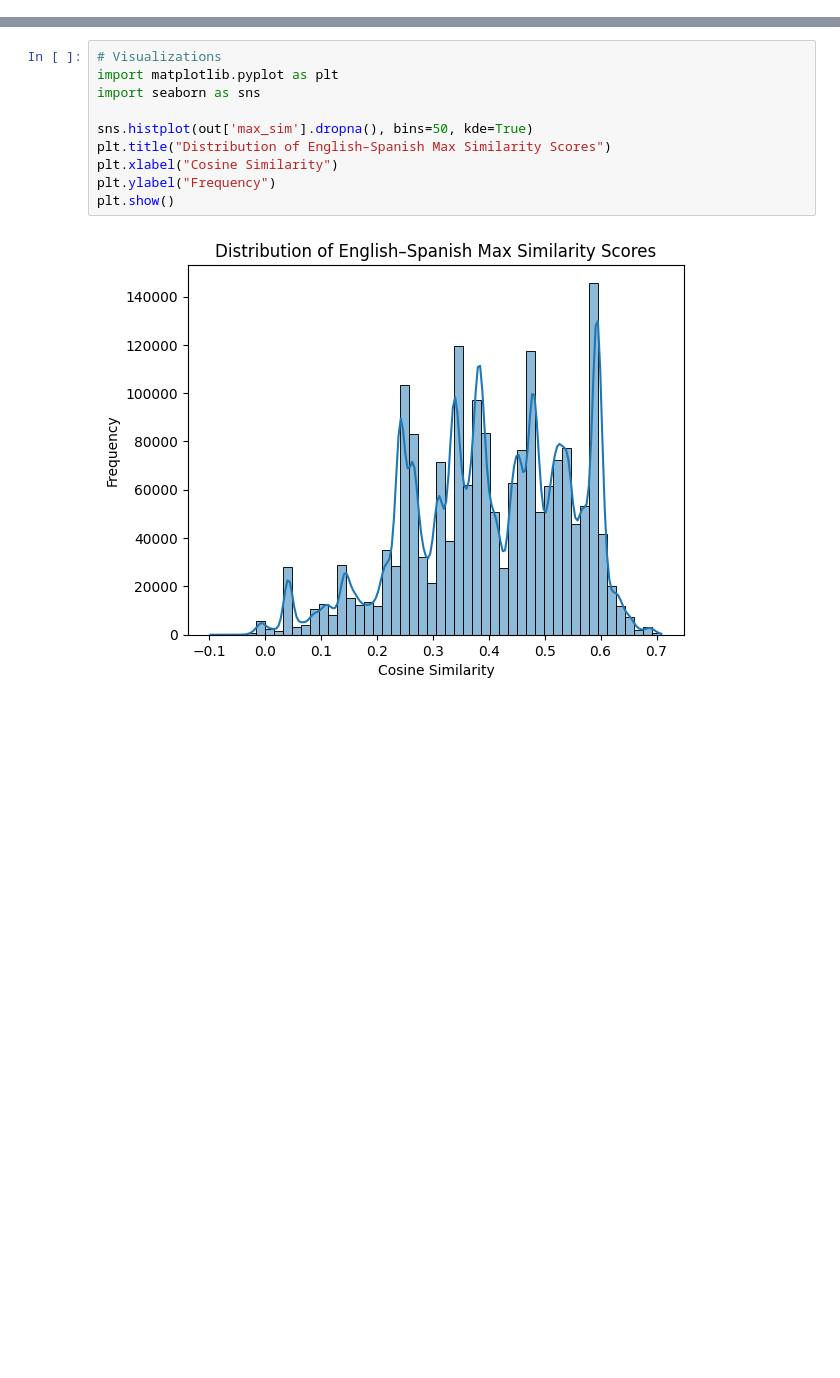
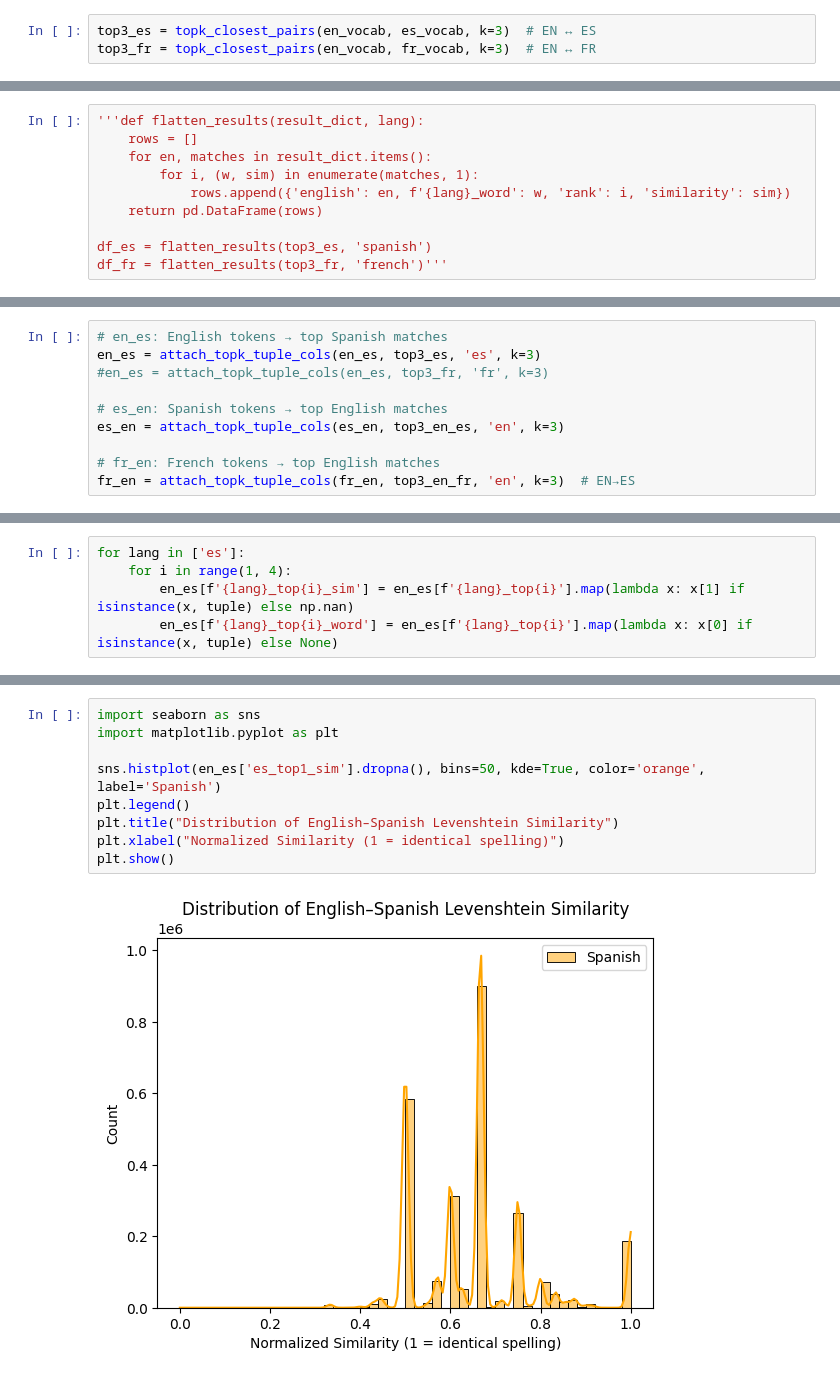
Before and after one commit to Erdos-Projects/fall-2025-developmental-norms-and-language-acquisition, a Jupyter notebook: 01_word_similarities.ipynb, the cells around one changed output, grey strips where cells are left out. Saved outputs shown, nothing was run; the diff lists cells and outputs as text; blank space fills up the shorter version.

```diff
--- a/01_word_similarities.ipynb
+++ b/01_word_similarities.ipynb
@@ -155,0 +105,3 @@ out[['token','prompt','max_sim','best_es','top3_es']].head()'''
+# %%
+top3_es = topk_closest_pairs(en_vocab, es_vocab, k=3)  # EN ↔ ES
+top3_fr = topk_closest_pairs(en_vocab, fr_vocab, k=3)  # EN ↔ FR
@@ -155,0 +111,10 @@ out[['token','prompt','max_sim','best_es','top3_es']].head()'''
+# %%
+'''def flatten_results(result_dict, lang):
+    rows = []
+    for en, matches in result_dict.items():
+        for i, (w, sim) in enumerate(matches, 1):
+            rows.append({'english': en, f'{lang}_word': w, 'rank': i, 'similarity': sim})
+    return pd.DataFrame(rows)
+
+df_es = flatten_results(top3_es, 'spanish')
+df_fr = flatten_results(top3_fr, 'french')'''
@@ -155,0 +142,10 @@ out[['token','prompt','max_sim','best_es','top3_es']].head()'''
+# %%
+# en_es: English tokens → top Spanish matches
+en_es = attach_topk_tuple_cols(en_es, top3_es, 'es', k=3)
+#en_es = attach_topk_tuple_cols(en_es, top3_fr, 'fr', k=3)
+
+# es_en: Spanish tokens → top English matches
+es_en = attach_topk_tuple_cols(es_en, top3_en_es, 'en', k=3)
+
+# fr_en: French tokens → top English matches
+fr_en = attach_topk_tuple_cols(fr_en, top3_en_fr, 'en', k=3)  # EN→ES
@@ -155,0 +186,5 @@ out[['token','prompt','max_sim','best_es','top3_es']].head()'''
+# %%
+for lang in ['es']:
+    for i in range(1, 4):
+        en_es[f'{lang}_top{i}_sim'] = en_es[f'{lang}_top{i}'].map(lambda x: x[1] if isinstance(x, tuple) else np.nan)
+        en_es[f'{lang}_top{i}_word'] = en_es[f'{lang}_top{i}'].map(lambda x: x[0] if isinstance(x, tuple) else None)
@@ -156,13 +204,12 @@ out[['token','prompt','max_sim','best_es','top3_es']].head()'''
 # %%
-# Visualizations
+import seaborn as sns
 import matplotlib.pyplot as plt
-import seaborn as sns
 
-sns.histplot(out['max_sim'].dropna(), bins=50, kde=True)
-plt.title("Distribution of English–Spanish Max Similarity Scores")
-plt.xlabel("Cosine Similarity")
-plt.ylabel("Frequency")
+sns.histplot(en_es['es_top1_sim'].dropna(), bins=50, kde=True, color='orange', label='Spanish')
+plt.legend()
+plt.title("Distribution of English–Spanish Levenshtein Similarity")
+plt.xlabel("Normalized Similarity (1 = identical spelling)")
 plt.show()
 # %% [output]
-[figure, old version]
+[figure, new version]
 # %%
```
Also changed, not shown: parts of 22 cells of this notebook, 1 other file.
